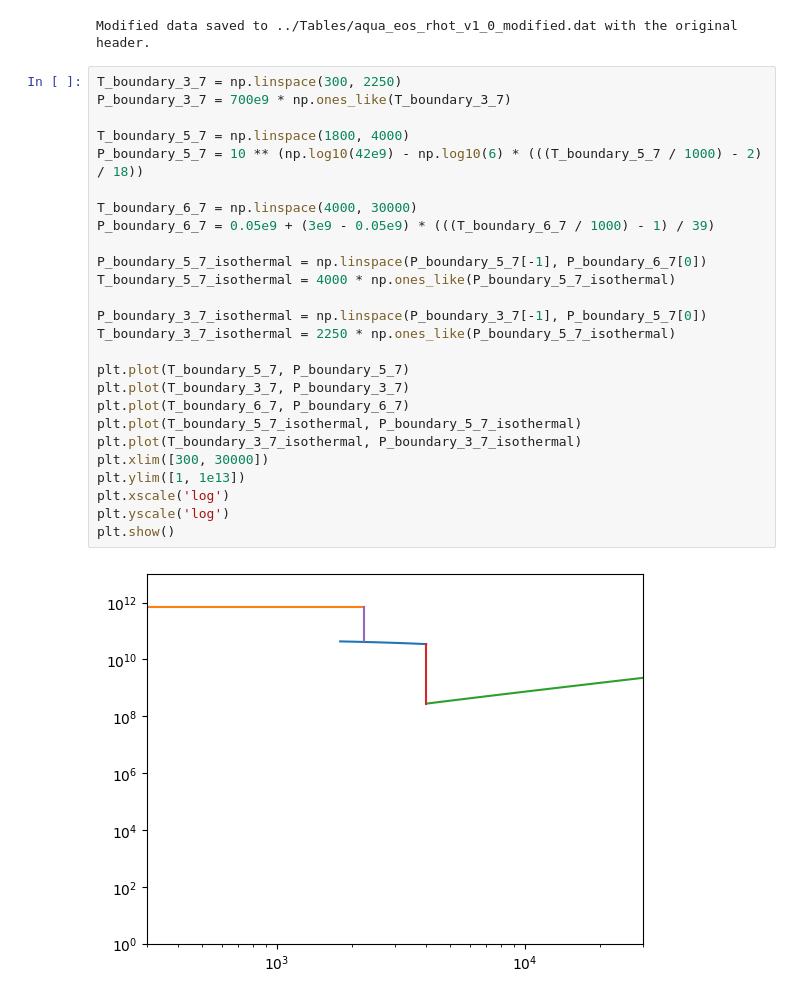
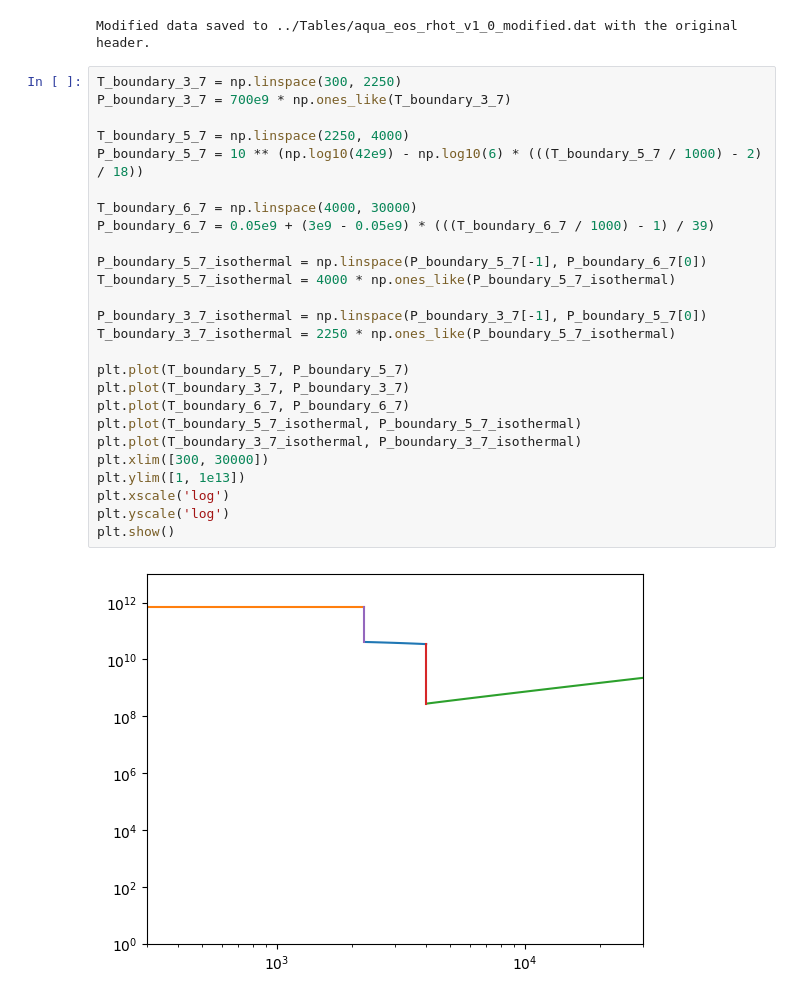
Before and after one commit to astro-pavan/AQUA, a Jupyter notebook: mazevet/phase_diagram.ipynb, the cells around one changed output. Saved outputs shown, nothing was run; the diff lists cells and outputs as text.

```diff
--- a/mazevet/phase_diagram.ipynb
+++ b/mazevet/phase_diagram.ipynb
@@ -75,28 +76,28 @@ Modified data saved to ../Tables/aqua_eos_rhot_v1_0_modified.dat with the origin
 # %%
 T_boundary_3_7 = np.linspace(300, 2250)
 P_boundary_3_7 = 700e9 * np.ones_like(T_boundary_3_7)
 
-T_boundary_5_7 = np.linspace(1800, 4000)
+T_boundary_5_7 = np.linspace(2250, 4000)
 P_boundary_5_7 = 10 ** (np.log10(42e9) - np.log10(6) * (((T_boundary_5_7 / 1000) - 2) / 18))
 
 T_boundary_6_7 = np.linspace(4000, 30000)
 P_boundary_6_7 = 0.05e9 + (3e9 - 0.05e9) * (((T_boundary_6_7 / 1000) - 1) / 39)
 
 P_boundary_5_7_isothermal = np.linspace(P_boundary_5_7[-1], P_boundary_6_7[0])
 T_boundary_5_7_isothermal = 4000 * np.ones_like(P_boundary_5_7_isothermal)
 
 P_boundary_3_7_isothermal = np.linspace(P_boundary_3_7[-1], P_boundary_5_7[0])
 T_boundary_3_7_isothermal = 2250 * np.ones_like(P_boundary_5_7_isothermal)
 
 plt.plot(T_boundary_5_7, P_boundary_5_7)
 plt.plot(T_boundary_3_7, P_boundary_3_7)
 plt.plot(T_boundary_6_7, P_boundary_6_7)
 plt.plot(T_boundary_5_7_isothermal, P_boundary_5_7_isothermal)
 plt.plot(T_boundary_3_7_isothermal, P_boundary_3_7_isothermal)
 plt.xlim([300, 30000])
 plt.ylim([1, 1e13])
 plt.xscale('log')
 plt.yscale('log')
 plt.show()
 # %% [output]
-[figure, old version]
+[figure, new version]
```
Also changed, not shown: parts of 2 cells of this notebook.
